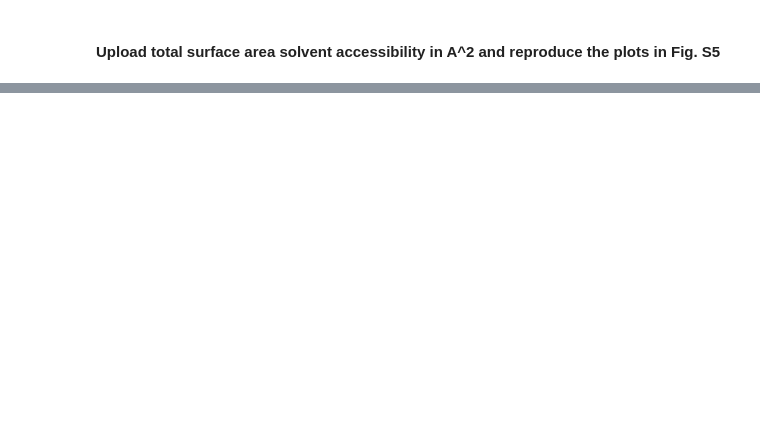
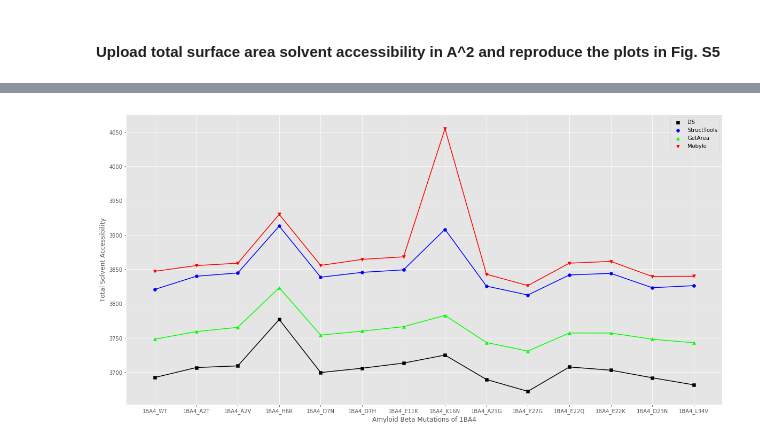
Before and after one commit to 188-project/Amyloid-Beta-Final-Project, a Jupyter notebook: Final Project Amyloid Beta.ipynb, the cells around one changed output, grey strips where cells are left out. Cells and saved outputs as stored; diff of their text form; code cells hidden in the pictures; blank space fills up the shorter version.

```diff
--- a/Final Project Amyloid Beta.ipynb
+++ b/Final Project Amyloid Beta.ipynb
@@ -42,0 +83,29 @@ plt.show()
+# %%
+# Recreate Fig S5C
+# Store Web based tools output
+DS_1BA4 = _1BA4_tot_solv_acc[:, 0]
+ST_1BA4 = _1BA4_tot_solv_acc[:, 1]
+GA_1BA4 = _1BA4_tot_solv_acc[:, 2]
+M_1BA4 = _1BA4_tot_solv_acc[:, 3]
+
+# Plot data with smoothed curve
+plt.figure(figsize = (20, 10))
+
+plt.scatter(_1BA4_conform, DS_1BA4, label = web_based_tools[0], c = 'k', marker = 's')
+plt.plot(_1BA4_conform, DS_1BA4, c = 'k')
+
+plt.scatter(_1BA4_conform, ST_1BA4, label = web_based_tools[1], c = 'b', marker = 'o')
+plt.plot(_1BA4_conform, ST_1BA4, c = 'b')
+
+plt.scatter(_1BA4_conform, GA_1BA4, label = web_based_tools[2], c = 'lime', marker = '^')
+plt.plot(_1BA4_conform, GA_1BA4, c = 'lime')
+
+plt.scatter(_1BA4_conform, M_1BA4, label = web_based_tools[3], c = 'r', marker = 'v')
+plt.plot(_1BA4_conform, M_1BA4, c = 'r')
+
+plt.xlabel('Amyloid Beta Mutations of 1BA4')
+plt.ylabel('Total Solvent Accessibility')
+plt.legend()
+plt.show()
+# %% [output]
+[figure, added]
```
Also changed, not shown: parts of 3 cells of this notebook.
